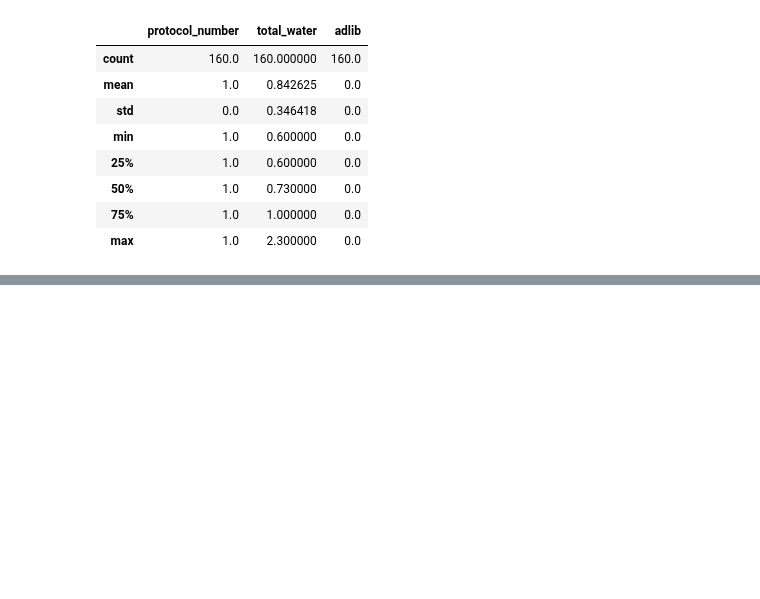
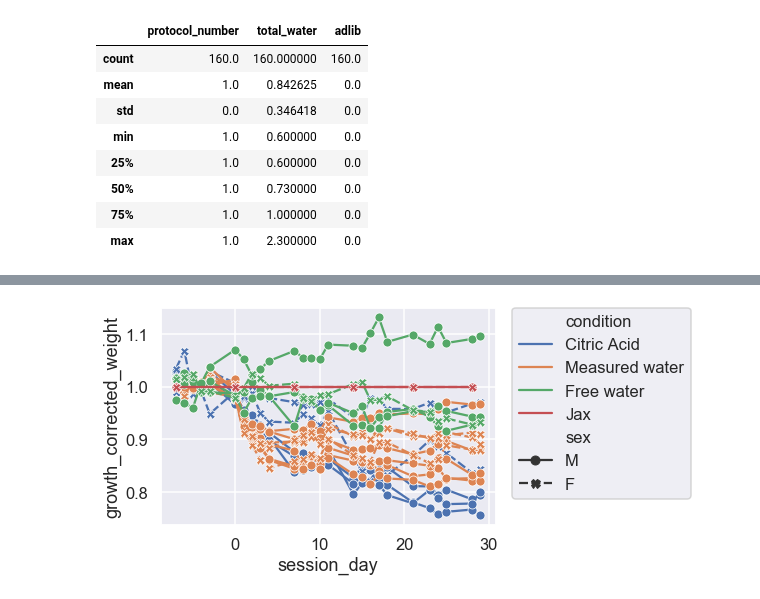
Before and after one commit to int-brain-lab/citricAcid, a Jupyter notebook: thirst_ccu.ipynb, the cells around one changed output, grey strips where cells are left out. Drawn from its saved outputs; the diff is of its cells as text; code cells hidden in the pictures; blank space fills up the shorter version.

```diff
--- a/thirst_ccu.ipynb
+++ b/thirst_ccu.ipynb
@@ -334,0 +359,34 @@ water_measured.describe()
+# %%
+# what are the expected growth values on each day? get Jax data
+# https://stackoverflow.com/questions/34693079/python-pandas-dataframe-interpolate-missing-data
+expected_growth_male = normalized2.loc[normalized2.subject_nickname == 'Jax_male', :].groupby([
+    'session_day'])['avg_weight'].mean().reindex(np.arange(-7, 30), fill_value="NaN")
+expected_growth_male = expected_growth_male.astype(float)
+expected_growth_male = expected_growth_male.interpolate(method='linear', axis=0).bfill().reset_index()
+
+expected_growth_female = normalized2.loc[normalized2.subject_nickname == 'Jax_female', :].groupby([
+    'session_day'])['avg_weight'].mean().reindex(np.arange(-7, 30), fill_value="NaN")
+expected_growth_female = expected_growth_female.astype(float)
+expected_growth_female = expected_growth_female.interpolate(method='linear', axis=0).bfill().reset_index()
+# %%
+# COMPUTE THE EXPECTED GROWTH CURVE BY INTERPOLATING JAX DATA
+normalized_growth = pd.DataFrame([])
+for index, sjdat in normalized2[['subject_nickname', 'sex', 'avg_weight',
+                                 'session_day', 'condition']].sort_values(by=['session_day']).groupby(['subject_nickname']):
+
+    if sjdat['sex'].unique() == 'M':
+        sjdat2 = sjdat.merge(expected_growth_male, on='session_day')
+        sjdat2['growth_corrected_weight'] = sjdat2['avg_weight_x'] / sjdat2['avg_weight_y']
+    elif sjdat['sex'].unique() == 'F':
+        sjdat2 = sjdat.merge(expected_growth_female, on='session_day')
+        sjdat2['growth_corrected_weight'] = sjdat2['avg_weight_x'] / sjdat2['avg_weight_y']
+
+    normalized_growth = normalized_growth.append(sjdat2)
+# %%
+# plot these growth-corrected weights per animal
+with sns.axes_style("darkgrid"):
+    sns.lineplot(data=normalized_growth, x='session_day', y='growth_corrected_weight', estimator=None, units='subject_nickname',
+            hue='condition', style='sex', markers=True)
+    plt.legend(bbox_to_anchor=(1.05, 1), loc=2, borderaxespad=0.)
+# %% [output]
+[figure, added]
```
Also changed, not shown: parts of 7 cells of this notebook, 11 other files.
